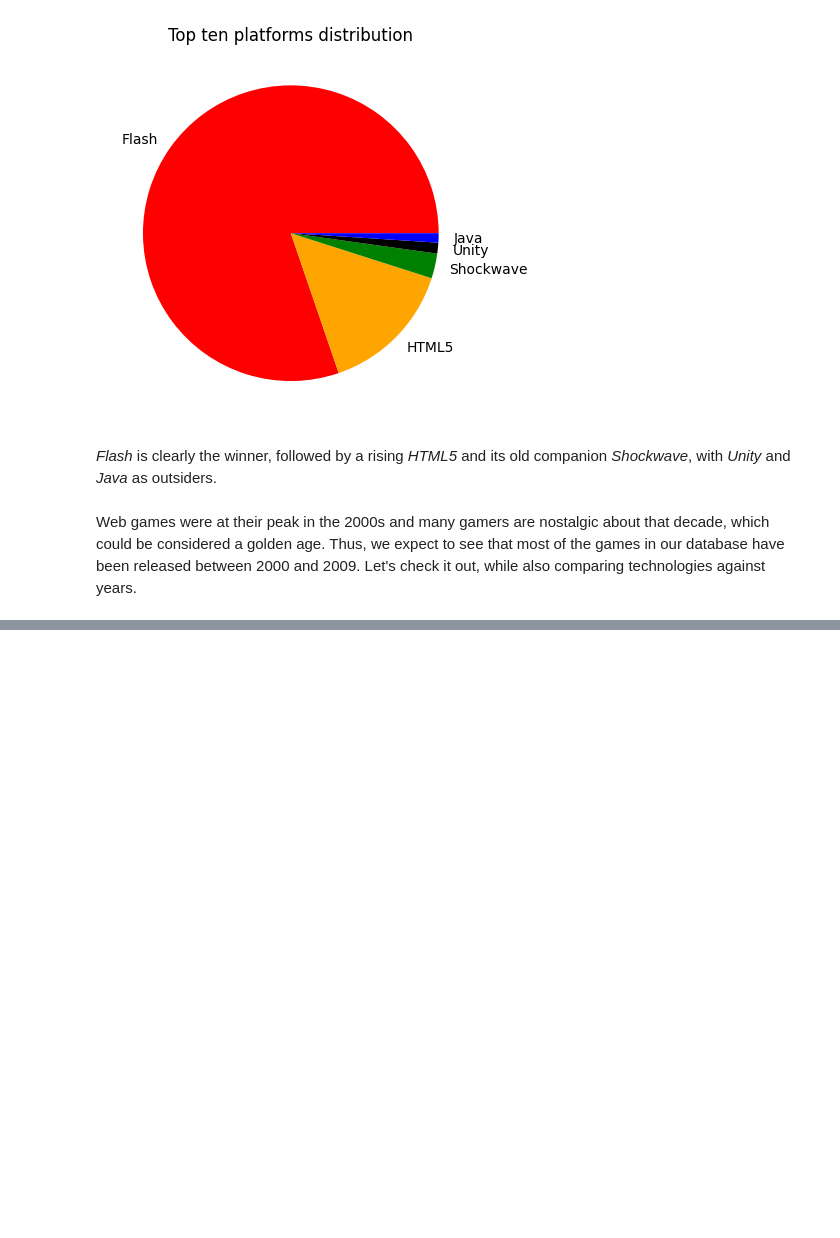
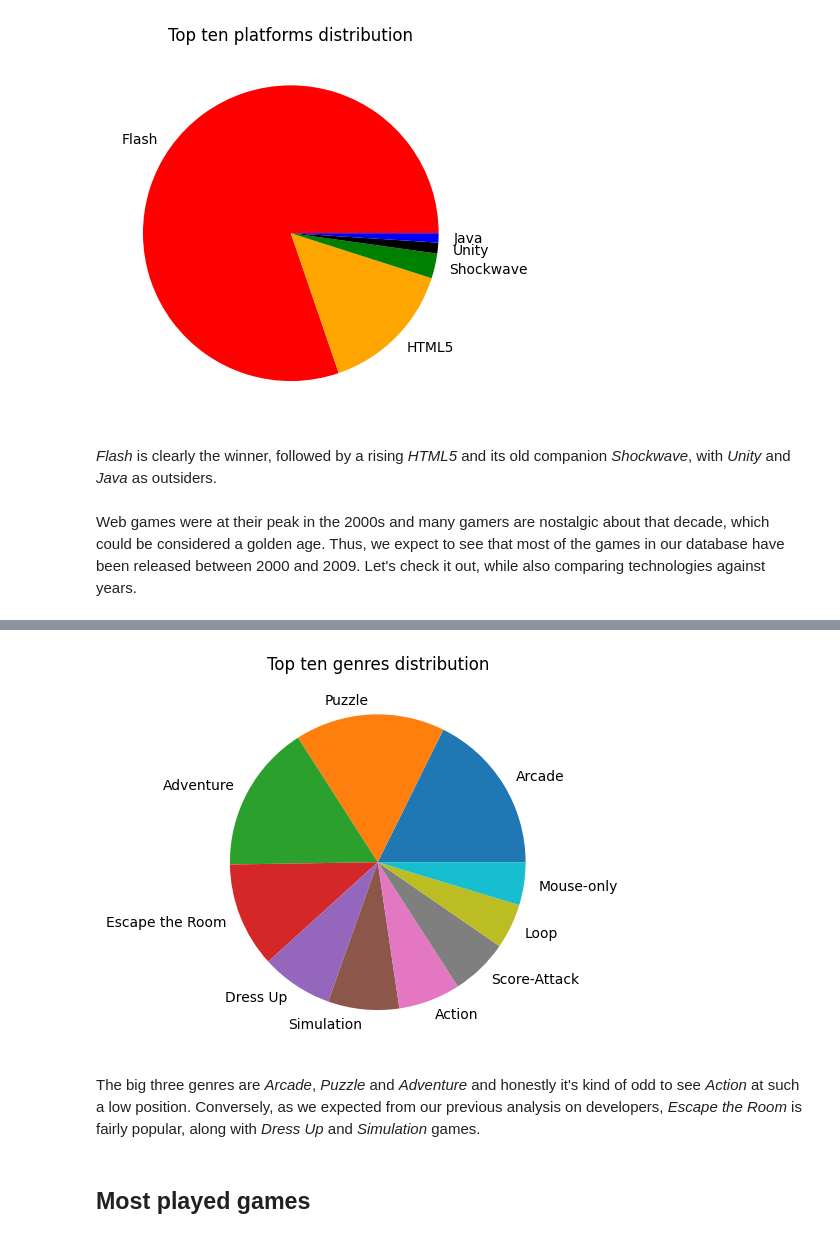
Before and after one commit to giovanni-cutri/flashpoint-analytics, a Jupyter notebook: notebooks/flashpoint_analytics_python.ipynb, the cells around one changed output, grey strips where cells are left out. Cells and saved outputs as stored; diff of their text form; code cells hidden in the pictures; blank space fills up the shorter version.

Commit message:
Add analysis about tags

```diff
--- a/notebooks/flashpoint_analytics_python.ipynb
+++ b/notebooks/flashpoint_analytics_python.ipynb
@@ -335,0 +394,12 @@ Et voila! As we were expecting, web games have steadily risen in popularity in t
+# %%
+labels = top_genres.index
+sizes = top_genres.values / top_genres.values.sum() * 100
+plt.pie(sizes, labels = labels)
+plt.title("Top ten genres distribution")
+plt.show()
+# %% [output]
+[figure, added]
+# %% [markdown]
+The big three genres are *Arcade*, *Puzzle* and *Adventure* and honestly it's kind of odd to see *Action* at such a low position. Conversely, as we expected from our previous analysis on developers, *Escape the Room* is fairly popular, along with *Dress Up* and *Simulation* games.
+# %% [markdown]
+## Most played games
```
Also changed, not shown: parts of 16 cells of this notebook.
